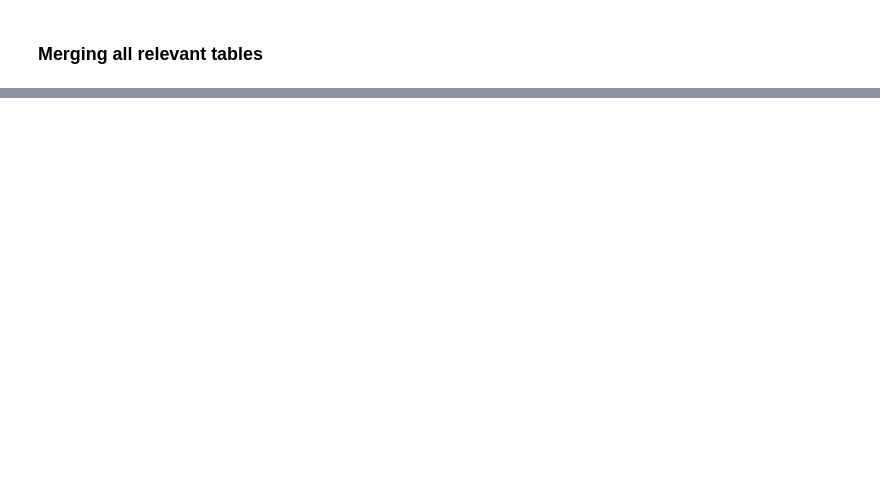
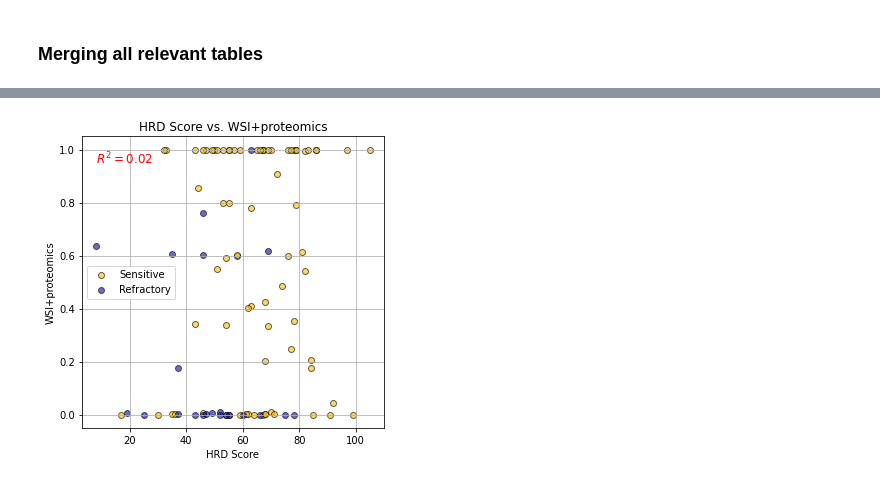
Before and after one commit to csabaiBio/HGSOC_platinum_response, a Jupyter notebook: HGSOC_platinum_responce/HRD_results_analysis.ipynb, the cells around one changed output, grey strips where cells are left out. Saved outputs shown, nothing was run; the diff lists cells and outputs as text; code cells hidden in the pictures; blank space fills up the shorter version.

```diff
--- a/HGSOC_platinum_responce/HRD_results_analysis.ipynb
+++ b/HGSOC_platinum_responce/HRD_results_analysis.ipynb
@@ -196,0 +359,36 @@ plt.show()
+# %%
+
+# Assuming 'merged' is your DataFrame with 'HRDscore' and 'prob' columns
+# Calculate R-squared score
+slope, intercept, r_value, p_value, std_err = linregress(merged["HRDscore"], merged["prob"])
+r_squared = r_value**2
+
+# Create the scatter plot
+plt.figure(figsize=(5, 5))  # Make the figure square
+
+merged_sensitive = merged[merged["label"]==1]
+plt.scatter(merged_sensitive["HRDscore"], merged_sensitive["prob"], c="#FFBD00", edgecolor='black', alpha=0.6,label="Sensitive")
+merged_refractory = merged[merged["label"]==0]
+plt.scatter(merged_refractory["HRDscore"], merged_refractory["prob"], c="#090C9B", edgecolor='black', alpha=0.6, label="Refractory")
+
+# Add labels and a title
+plt.xlabel('HRD Score')
+plt.ylabel('WSI+proteomics')
+plt.title('HRD Score vs. WSI+proteomics')
+
+# Add the R-squared value to the plot
+plt.text(np.min(merged["HRDscore"]), np.max(merged["prob"]), f'$R^2 = {r_squared:.2f}$', fontsize=12, verticalalignment='top', horizontalalignment='left', color='red')
+
+# Optionally, add a trendline
+# x = np.linspace(np.min(merged["HRDscore"]), np.max(merged["HRDscore"]), 100)
+# y = slope * x + intercept
+# plt.plot(x, y, color='red', linestyle='--', linewidth=1)
+
+plt.grid(True)  # Add grid
+# plt.axis('square')  # Force square aspect ratio
+plt.tight_layout()  # Adjust subplots to fit into figure area.
+plt.legend()
+plt.savefig('../figures/HRD_corrolation.png', dpi=300, facecolor='white')  # or 'roc_curve.svg' for vector format
+plt.show()
+# %% [output]
+[figure, added]
```
Also changed, not shown: parts of 10 cells of this notebook, 8 other files.
